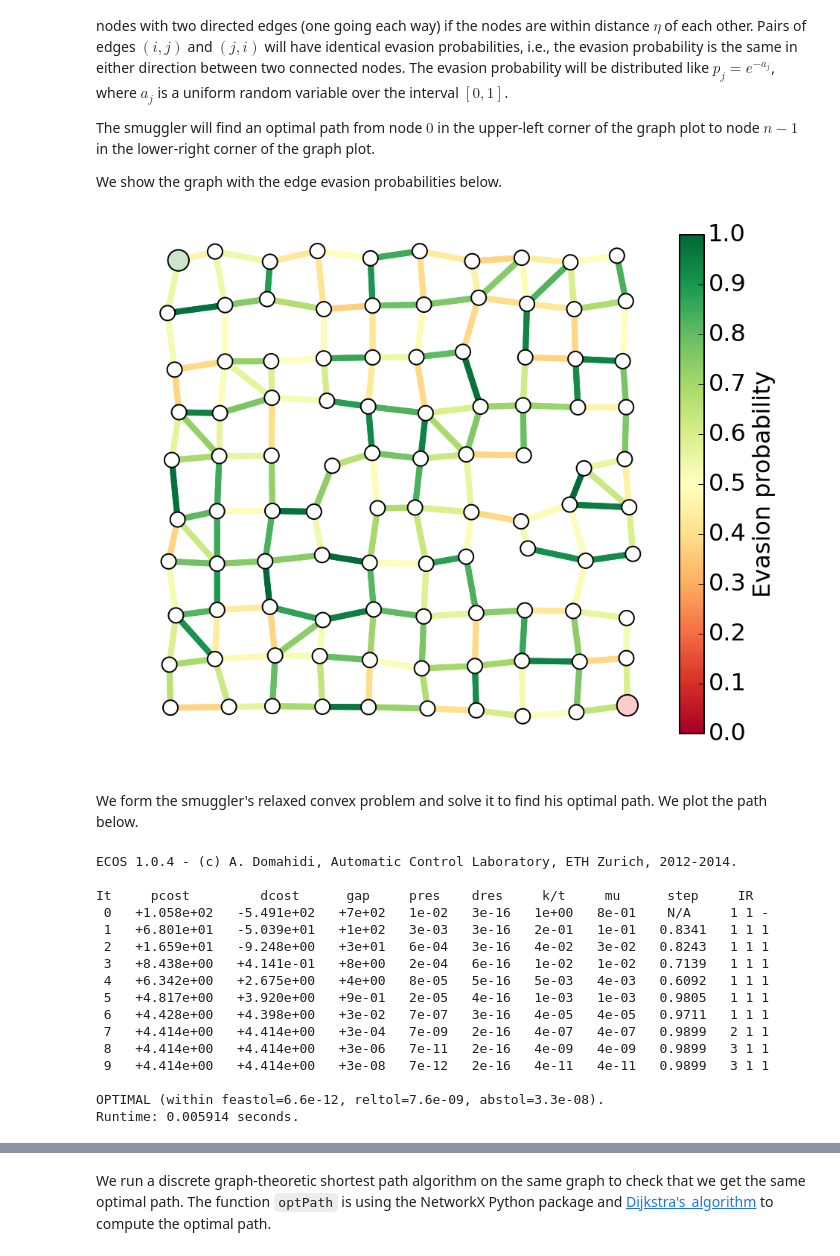
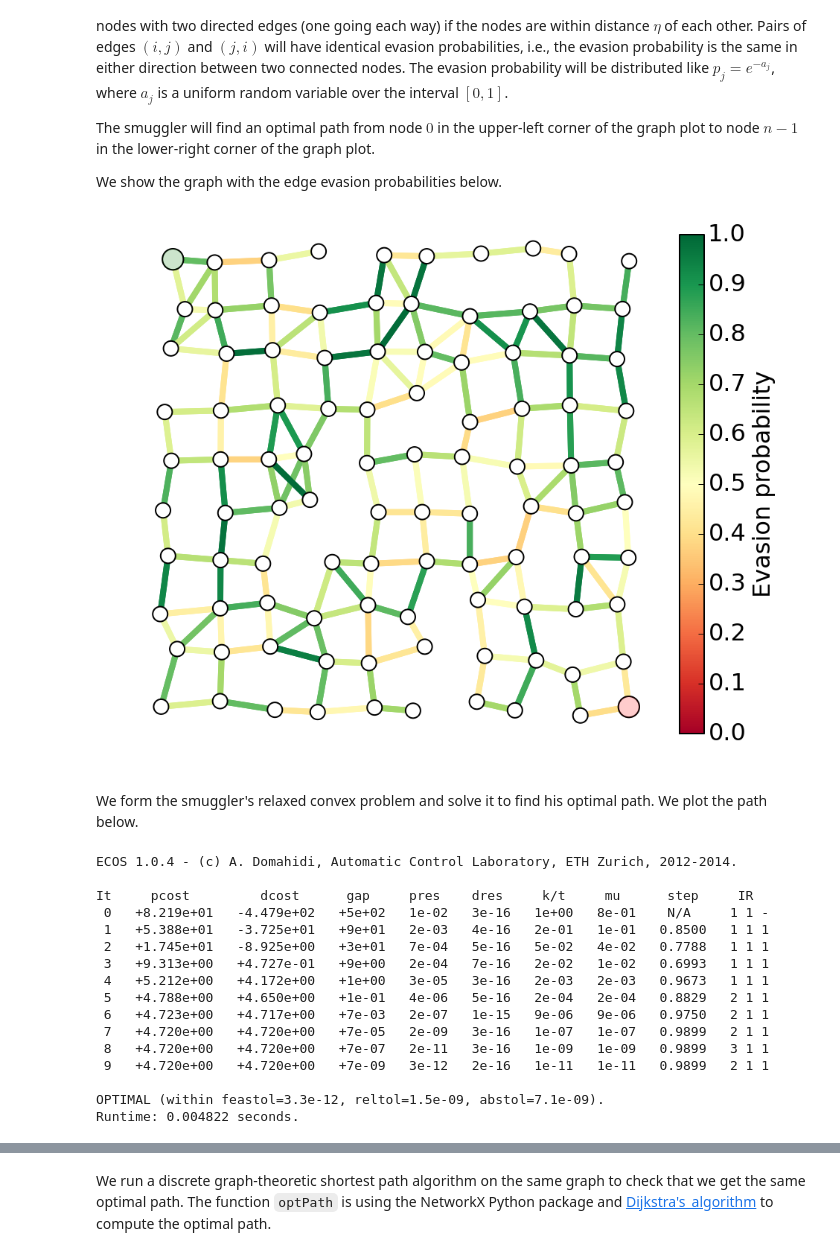
Before and after one commit to ajfriend/cvxpy_examples, a Jupyter notebook: interdiction.ipynb, the cells around one changed output, grey strips where cells are left out. Saved outputs shown, nothing was run; the diff lists cells and outputs as text; code cells hidden in the pictures.

```diff
--- a/interdiction.ipynb
+++ b/interdiction.ipynb
@@ -420,15 +420,15 @@ The smuggler will find an optimal path from node $0$ in the upper-left corner of
 We show the graph with the edge evasion probabilities below.
 # %%
 N = 10
-G, pos = formGraph(N,.1,1.2,seed=1)
+G, pos = formGraph(N,.12,1.2,seed=5)
 n = G.number_of_nodes()
 
-a = get_a(G,seed=0)
+a = get_a(G,seed=2)
 p = np.exp(-a)
 
 fig, ax = showPaths(G,pos,p,Gnodes=[0],Rnodes=[n-1])
 # %% [output]
-[figure, old version]
+[figure, new version]
 # %% [markdown]
 We form the smuggler's relaxed convex problem and solve it to find his optimal path. We plot the path below.
 # %%
@@ -461,19 +461,19 @@ x = np.array(x.value).flatten()
 ECOS 1.0.4 - (c) A. Domahidi, Automatic Control Laboratory, ETH Zurich, 2012-2014.
 
 It     pcost         dcost      gap     pres    dres     k/t     mu      step     IR
- 0   +1.058e+02   -5.491e+02   +7e+02   1e-02   3e-16   1e+00   8e-01    N/A     1 1 -
- 1   +6.801e+01   -5.039e+01   +1e+02   3e-03   3e-16   2e-01   1e-01   0.8341   1 1 1
- 2   +1.659e+01   -9.248e+00   +3e+01   6e-04   3e-16   4e-02   3e-02   0.8243   1 1 1
- 3   +8.438e+00   +4.141e-01   +8e+00   2e-04   6e-16   1e-02   1e-02   0.7139   1 1 1
- 4   +6.342e+00   +2.675e+00   +4e+00   8e-05   5e-16   5e-03   4e-03   0.6092   1 1 1
- 5   +4.817e+00   +3.920e+00   +9e-01   2e-05   4e-16   1e-03   1e-03   0.9805   1 1 1
- 6   +4.428e+00   +4.398e+00   +3e-02   7e-07   3e-16   4e-05   4e-05   0.9711   1 1 1
- 7   +4.414e+00   +4.414e+00   +3e-04   7e-09   2e-16   4e-07   4e-07   0.9899   2 1 1
- 8   +4.414e+00   +4.414e+00   +3e-06   7e-11   2e-16   4e-09   4e-09   0.9899   3 1 1
- 9   +4.414e+00   +4.414e+00   +3e-08   7e-12   2e-16   4e-11   4e-11   0.9899   3 1 1
+ 0   +8.219e+01   -4.479e+02   +5e+02   1e-02   3e-16   1e+00   8e-01    N/A     1 1 -
+ 1   +5.388e+01   -3.725e+01   +9e+01   2e-03   4e-16   2e-01   1e-01   0.8500   1 1 1
+ 2   +1.745e+01   -8.925e+00   +3e+01   7e-04   5e-16   5e-02   4e-02   0.7788   1 1 1
+ 3   +9.313e+00   +4.727e-01   +9e+00   2e-04   7e-16   2e-02   1e-02   0.6993   1 1 1
+ 4   +5.212e+00   +4.172e+00   +1e+00   3e-05   3e-16   2e-03   2e-03   0.9673   1 1 1
+ 5   +4.788e+00   +4.650e+00   +1e-01   4e-06   5e-16   2e-04   2e-04   0.8829   2 1 1
+ 6   +4.723e+00   +4.717e+00   +7e-03   2e-07   1e-15   9e-06   9e-06   0.9750   2 1 1
+ 7   +4.720e+00   +4.720e+00   +7e-05   2e-09   3e-16   1e-07   1e-07   0.9899   2 1 1
+ 8   +4.720e+00   +4.720e+00   +7e-07   2e-11   3e-16   1e-09   1e-09   0.9899   3 1 1
+ 9   +4.720e+00   +4.720e+00   +7e-09   3e-12   2e-16   1e-11   1e-11   0.9899   2 1 1
 
-OPTIMAL (within feastol=6.6e-12, reltol=7.6e-09, abstol=3.3e-08).
-Runtime: 0.005914 seconds.
+OPTIMAL (within feastol=3.3e-12, reltol=1.5e-09, abstol=7.1e-09).
+Runtime: 0.004822 seconds.
 # %%
 path = list(np.flatnonzero(x > .1))
 showPaths(G,pos,p,path,Gnodes=[0],Rnodes=[n-1])
```
Also changed, not shown: parts of 24 cells of this notebook.
